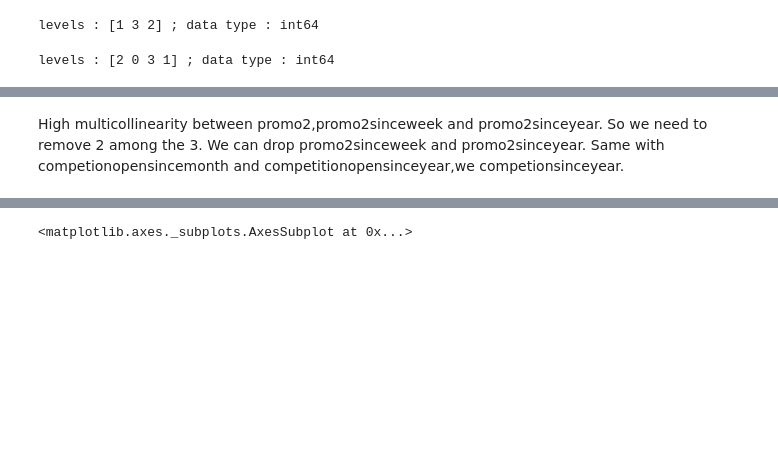
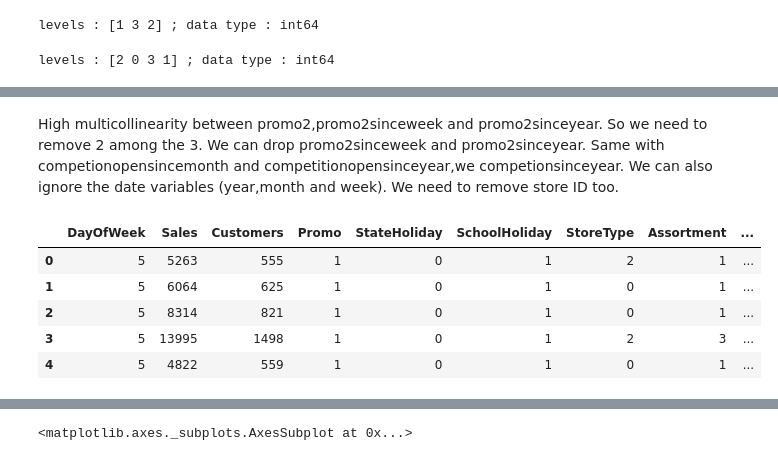
Before and after one commit to DrKamaleshR/Supervised-ML-regression, a Jupyter notebook: Rossmann_Sales_Prediction_Capstone_Project.ipynb, the cells around one changed output, grey strips where cells are left out. Cells and saved outputs as stored; diff of their text form; code cells hidden in the pictures; blank space fills up the shorter version.

```diff
--- a/Rossmann_Sales_Prediction_Capstone_Project.ipynb
+++ b/Rossmann_Sales_Prediction_Capstone_Project.ipynb
@@ -631,3 +633,3 @@ ax.set_ylim(bottom + 0.5, top - 0.5)
 # %% [markdown]
 High multicollinearity between promo2,promo2sinceweek and promo2sinceyear.
-So we need to remove  2 among  the 3. We can drop promo2sinceweek and promo2sinceyear. Same with competionopensincemonth and competitionopensinceyear,we competionsinceyear.
+So we need to remove  2 among  the 3. We can drop promo2sinceweek and promo2sinceyear. Same with competionopensincemonth and competitionopensinceyear,we competionsinceyear. We can also ignore the date variables (year,month and week). We need to remove store ID too.
@@ -633,0 +639,9 @@ So we need to remove  2 among  the 3. We can drop promo2sinceweek and promo2sinc
+# %%
+ROSS3.head()
+# %% [output]
+|  | DayOfWeek | Sales | Customers | Promo | StateHoliday | SchoolHoliday | StoreType | Assortment | ... |
+| 0 | 5 | 5263 | 555 | 1 | 0 | 1 | 2 | 1 | ... |
+| 1 | 5 | 6064 | 625 | 1 | 0 | 1 | 0 | 1 | ... |
+| 2 | 5 | 8314 | 821 | 1 | 0 | 1 | 0 | 1 | ... |
+| 3 | 5 | 13995 | 1498 | 1 | 0 | 1 | 2 | 3 | ... |
+| 4 | 5 | 4822 | 559 | 1 | 0 | 1 | 0 | 1 | ... |
```
Also changed, not shown: parts of 9 cells of this notebook.
